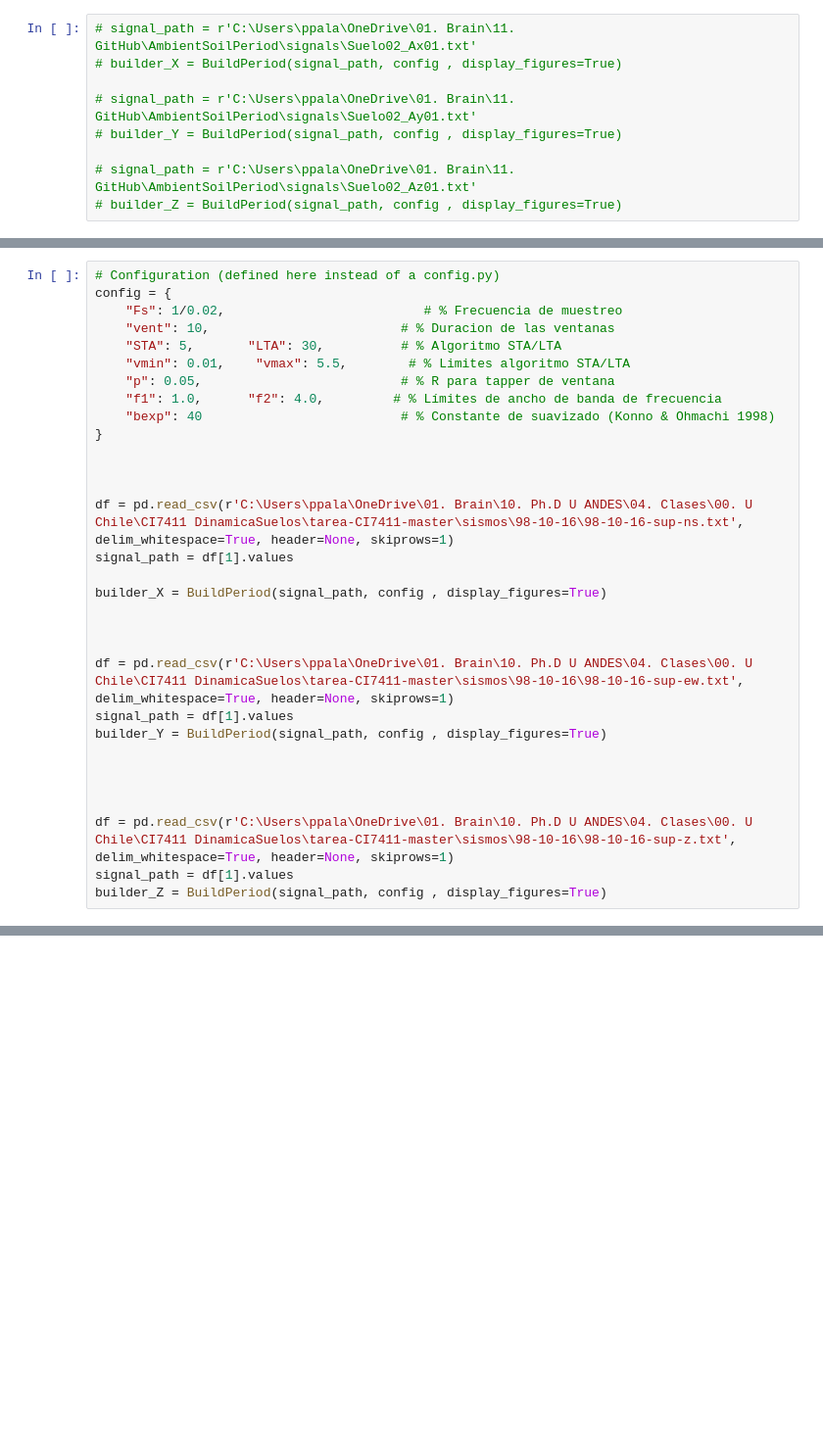
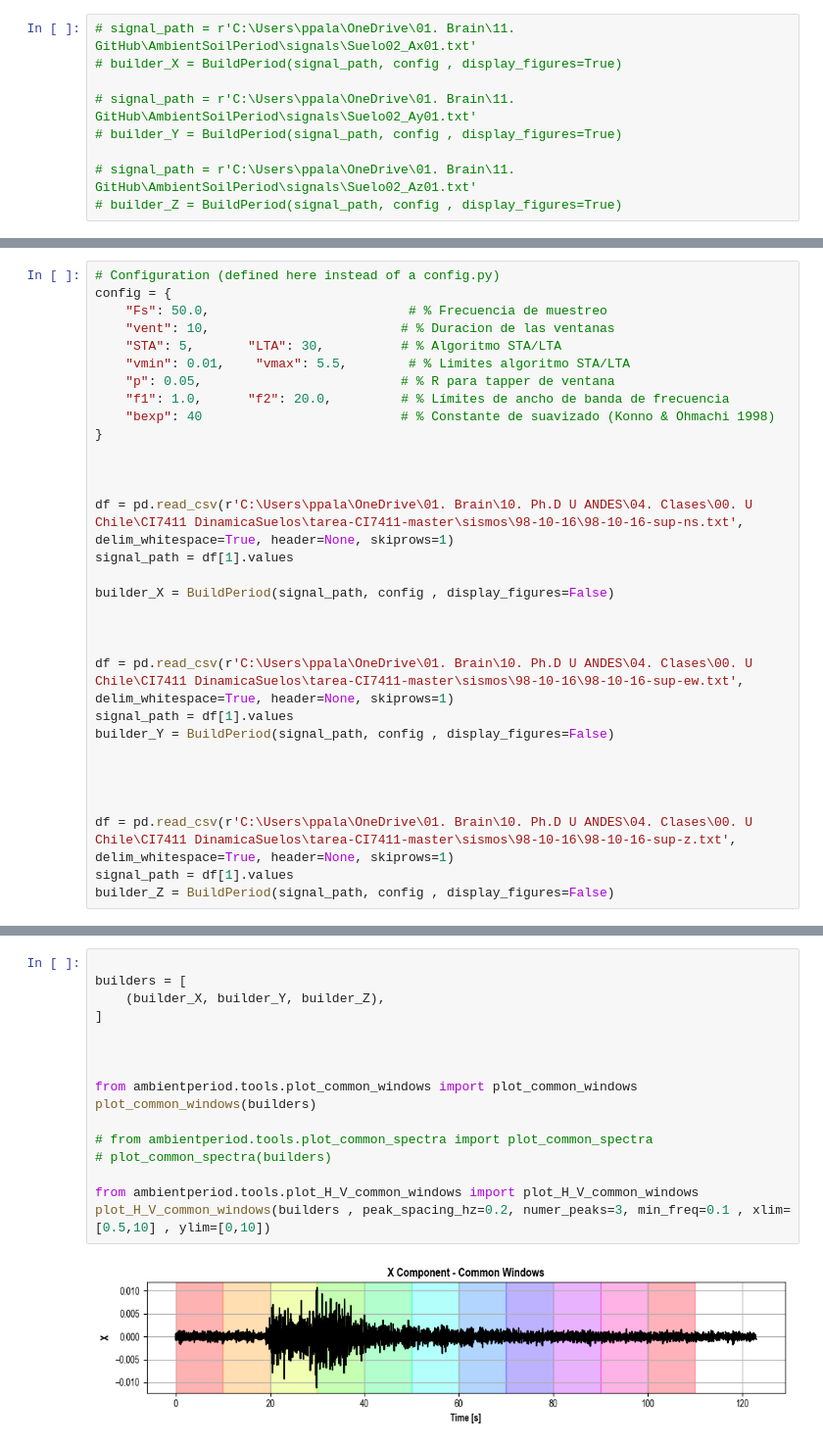
Before and after one commit to ppalacios92/AmbientSoilPeriod, a Jupyter notebook: notebooks/Main.ipynb, the cells around one changed output, grey strips where cells are left out. Shown: that part at 98% size. Cells and saved outputs as stored; diff of their text form; blank space fills up the shorter version.

```diff
--- a/notebooks/Main.ipynb
+++ b/notebooks/Main.ipynb
@@ -40,12 +60,12 @@ config = {
 # %%
 # Configuration (defined here instead of a config.py)
 config = {
-    "Fs": 1/0.02,                          # % Frecuencia de muestreo
+    "Fs": 50.0,                          # % Frecuencia de muestreo
     "vent": 10,                         # % Duracion de las ventanas
     "STA": 5,       "LTA": 30,          # % Algoritmo STA/LTA
     "vmin": 0.01,    "vmax": 5.5,        # % Limites algoritmo STA/LTA
     "p": 0.05,                          # % R para tapper de ventana
-    "f1": 1.0,      "f2": 4.0,         # % Límites de ancho de banda de frecuencia
+    "f1": 1.0,      "f2": 20.0,         # % Límites de ancho de banda de frecuencia
     "bexp": 40                          # % Constante de suavizado (Konno & Ohmachi 1998)
 }
 
@@ -54,17 +74,17 @@ config = {
 df = pd.read_csv(r'C:\Users\ppala\OneDrive\01. Brain\10. Ph.D U ANDES\04. Clases\00. U Chile\CI7411 DinamicaSuelos\tarea-CI7411-master\sismos\98-10-16\98-10-16-sup-ns.txt', delim_whitespace=True, header=None, skiprows=1)
 signal_path = df[1].values
 
-builder_X = BuildPeriod(signal_path, config , display_figures=True)
+builder_X = BuildPeriod(signal_path, config , display_figures=False)
 
 
 
 df = pd.read_csv(r'C:\Users\ppala\OneDrive\01. Brain\10. Ph.D U ANDES\04. Clases\00. U Chile\CI7411 DinamicaSuelos\tarea-CI7411-master\sismos\98-10-16\98-10-16-sup-ew.txt', delim_whitespace=True, header=None, skiprows=1)
 signal_path = df[1].values
-builder_Y = BuildPeriod(signal_path, config , display_figures=True)
+builder_Y = BuildPeriod(signal_path, config , display_figures=False)
 
 
 
 
 df = pd.read_csv(r'C:\Users\ppala\OneDrive\01. Brain\10. Ph.D U ANDES\04. Clases\00. U Chile\CI7411 DinamicaSuelos\tarea-CI7411-master\sismos\98-10-16\98-10-16-sup-z.txt', delim_whitespace=True, header=None, skiprows=1)
 signal_path = df[1].values
-builder_Z = BuildPeriod(signal_path, config , display_figures=True)
+builder_Z = BuildPeriod(signal_path, config , display_figures=False)
@@ -100,0 +101,18 @@ for idx, (bx, by, bz) in enumerate(builders):
+# %%
+
+builders = [
+    (builder_X, builder_Y, builder_Z),
+]
+
+
+
+from ambientperiod.tools.plot_common_windows import plot_common_windows
+plot_common_windows(builders)
+
+# from ambientperiod.tools.plot_common_spectra import plot_common_spectra
+# plot_common_spectra(builders)
+
+from ambientperiod.tools.plot_H_V_common_windows import plot_H_V_common_windows
+plot_H_V_common_windows(builders , peak_spacing_hz=0.2, numer_peaks=3, min_freq=0.1 , xlim=[0.5,10] , ylim=[0,10])
+# %% [output]
+[figure, added]
```
Also changed, not shown: parts of 13 cells of this notebook, 7 other files.
